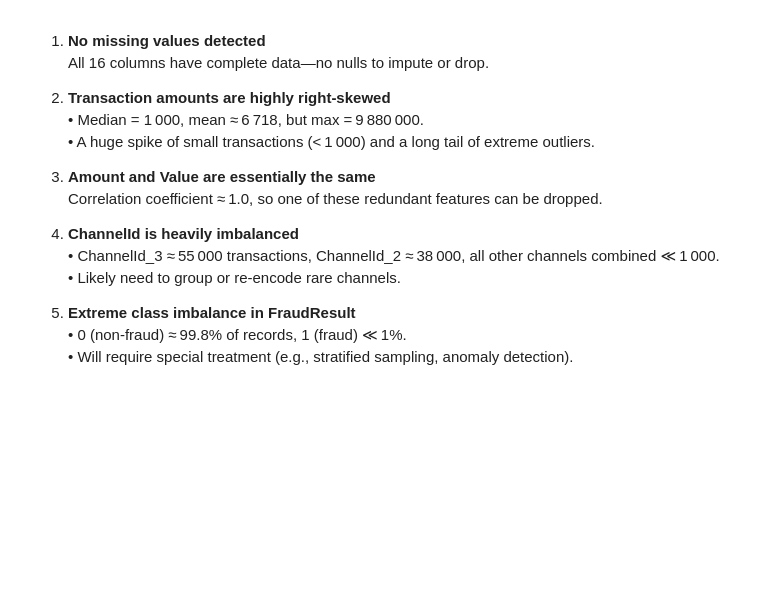
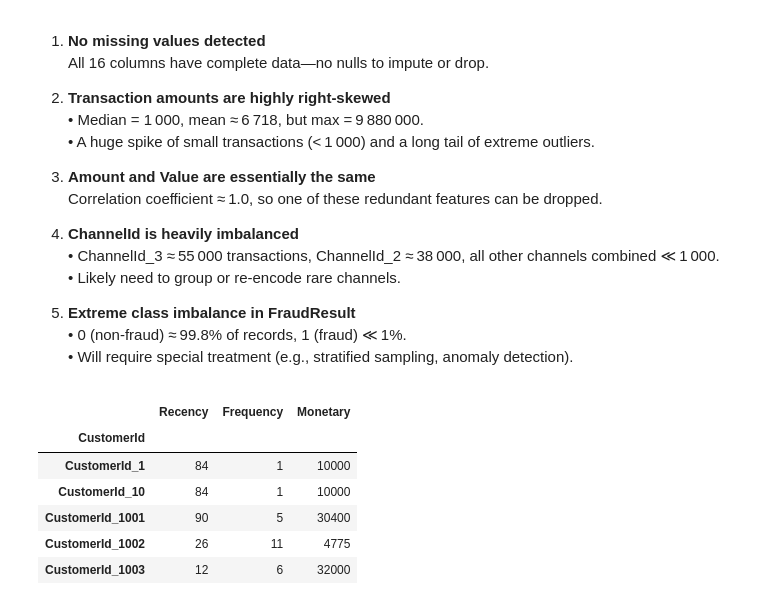
Before and after one commit to HTGit63/kaim-5-week-5, a Jupyter notebook: notebooks/1.0-eda.ipynb, the cells around one changed output. Drawn from its saved outputs; the diff is of its cells as text; code cells hidden in the pictures; blank space fills up the shorter version.

```diff
--- a/notebooks/1.0-eda.ipynb
+++ b/notebooks/1.0-eda.ipynb
@@ -114,3 +114,28 @@ plt.show()
 5. **Extreme class imbalance in FraudResult**
    • 0 (non‑fraud) ≈ 99.8% of records, 1 (fraud) ≪ 1%.
    • Will require special treatment (e.g., stratified sampling, anomaly detection).
+# %%
+# 1. Convert TransactionStartTime to datetime and extract snapshot date
+df['TransactionStartTime'] = pd.to_datetime(df['TransactionStartTime'])
+snapshot_date = df['TransactionStartTime'].max() + pd.Timedelta(days=1)
+
+# 2. Group by CustomerId to compute RFM
+rfm = df.groupby('CustomerId').agg({
+    'TransactionStartTime': lambda x: (snapshot_date - x.max()).days,
+    'TransactionId': 'count',
+    'Value': 'sum'
+}).rename(columns={
+    'TransactionStartTime': 'Recency',
+    'TransactionId': 'Frequency',
+    'Value': 'Monetary'
+})
+
+rfm.head()
+# %% [output]
+|  | Recency | Frequency | Monetary |
+| CustomerId |  |  |  |
+| CustomerId_1 | 84 | 1 | 10000 |
+| CustomerId_10 | 84 | 1 | 10000 |
+| CustomerId_1001 | 90 | 5 | 30400 |
+| CustomerId_1002 | 26 | 11 | 4775 |
+| CustomerId_1003 | 12 | 6 | 32000 |
```
Also changed, not shown: parts of 5 cells of this notebook.
